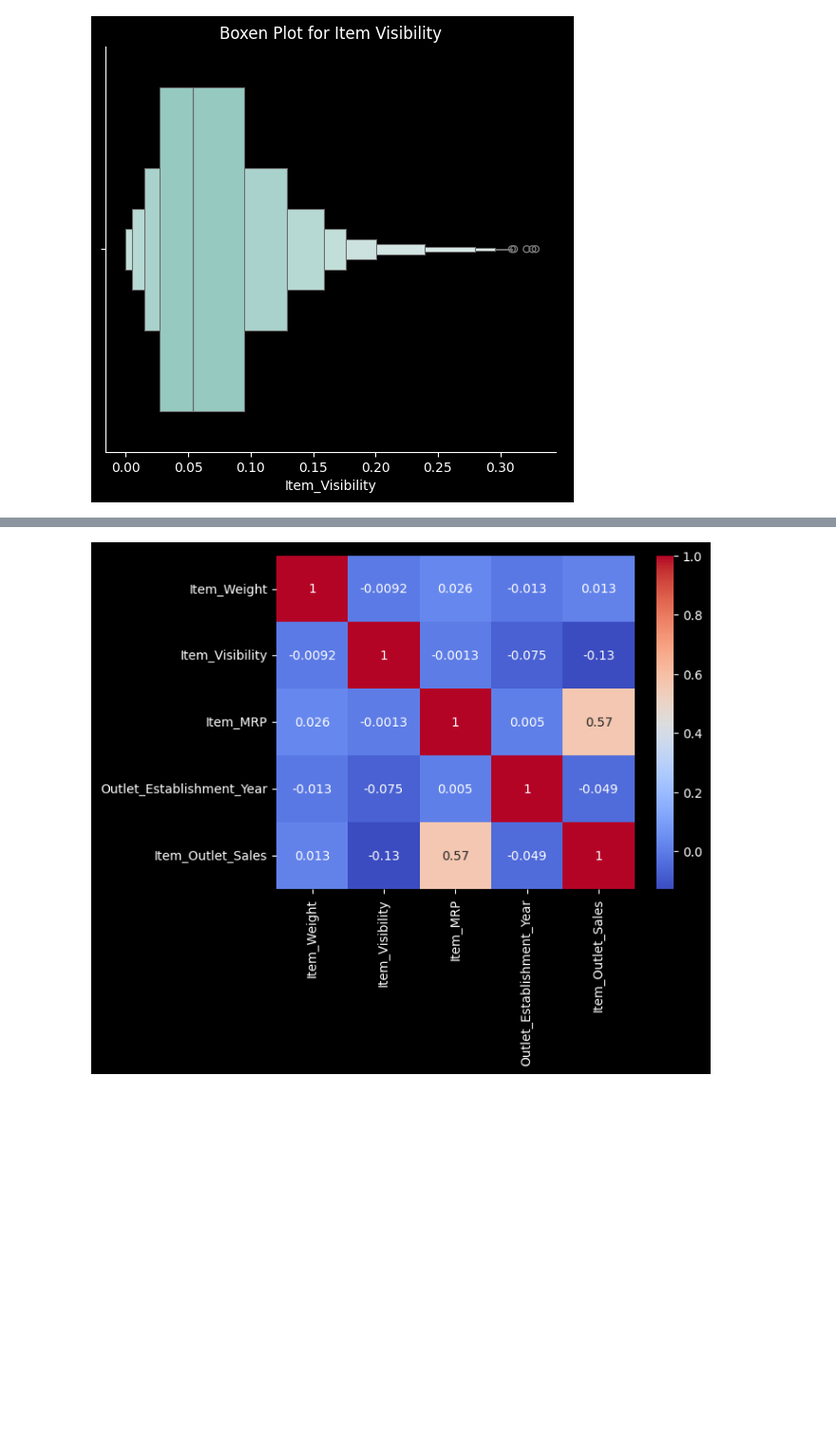
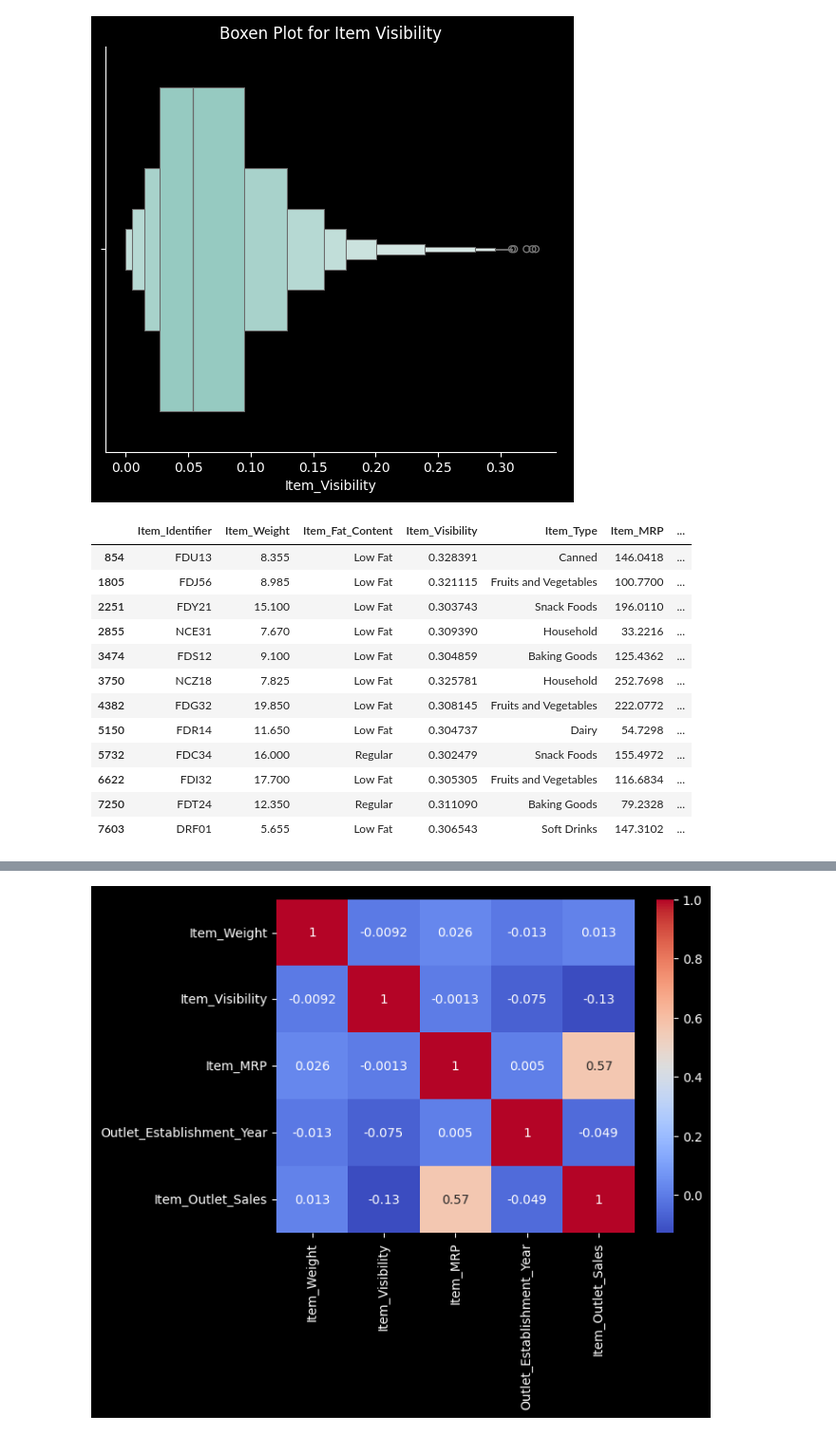
Before and after one commit to QustaB/Prediction_of_Production_Sales, a Jupyter notebook: Prediction_of_Production_Sales.ipynb, the cells around one changed output, grey strips where cells are left out. Shown at 95% size. Cells and saved outputs as stored; diff of their text form; code cells hidden in the pictures; blank space fills up the shorter version.

```diff
--- a/Prediction_of_Production_Sales.ipynb
+++ b/Prediction_of_Production_Sales.ipynb
@@ -542,3 +550,21 @@ g.ax.set_title('Boxen Plot for Item Visibility');
 #g.ax.set_xticklabels(ax.get_xticklabels(),rotation=45,ha='right');
 # %% [output]
 [figure]
+# %%
+# Visualze 'Item_Outlet_Sales' (Item_Visibility >= 0.3)
+filter_high_Item_Visibility = df['Item_Visibility'] >= 0.3
+df[filter_high_Item_Visibility]
+# %% [output]
+|  | Item_Identifier | Item_Weight | Item_Fat_Content | Item_Visibility | Item_Type | Item_MRP | ... |
+| 854 | FDU13 | 8.355 | Low Fat | 0.328391 | Canned | 146.0418 | ... |
+| 1805 | FDJ56 | 8.985 | Low Fat | 0.321115 | Fruits and Vegetables | 100.7700 | ... |
+| 2251 | FDY21 | 15.100 | Low Fat | 0.303743 | Snack Foods | 196.0110 | ... |
+| 2855 | NCE31 | 7.670 | Low Fat | 0.309390 | Household | 33.2216 | ... |
+| 3474 | FDS12 | 9.100 | Low Fat | 0.304859 | Baking Goods | 125.4362 | ... |
+| 3750 | NCZ18 | 7.825 | Low Fat | 0.325781 | Household | 252.7698 | ... |
+| 4382 | FDG32 | 19.850 | Low Fat | 0.308145 | Fruits and Vegetables | 222.0772 | ... |
+| 5150 | FDR14 | 11.650 | Low Fat | 0.304737 | Dairy | 54.7298 | ... |
+| 5732 | FDC34 | 16.000 | Regular | 0.302479 | Snack Foods | 155.4972 | ... |
+| 6622 | FDI32 | 17.700 | Low Fat | 0.305305 | Fruits and Vegetables | 116.6834 | ... |
+| 7250 | FDT24 | 12.350 | Regular | 0.311090 | Baking Goods | 79.2328 | ... |
+| 7603 | DRF01 | 5.655 | Low Fat | 0.306543 | Soft Drinks | 147.3102 | ... |
```
Also changed, not shown: parts of 13 cells of this notebook.
